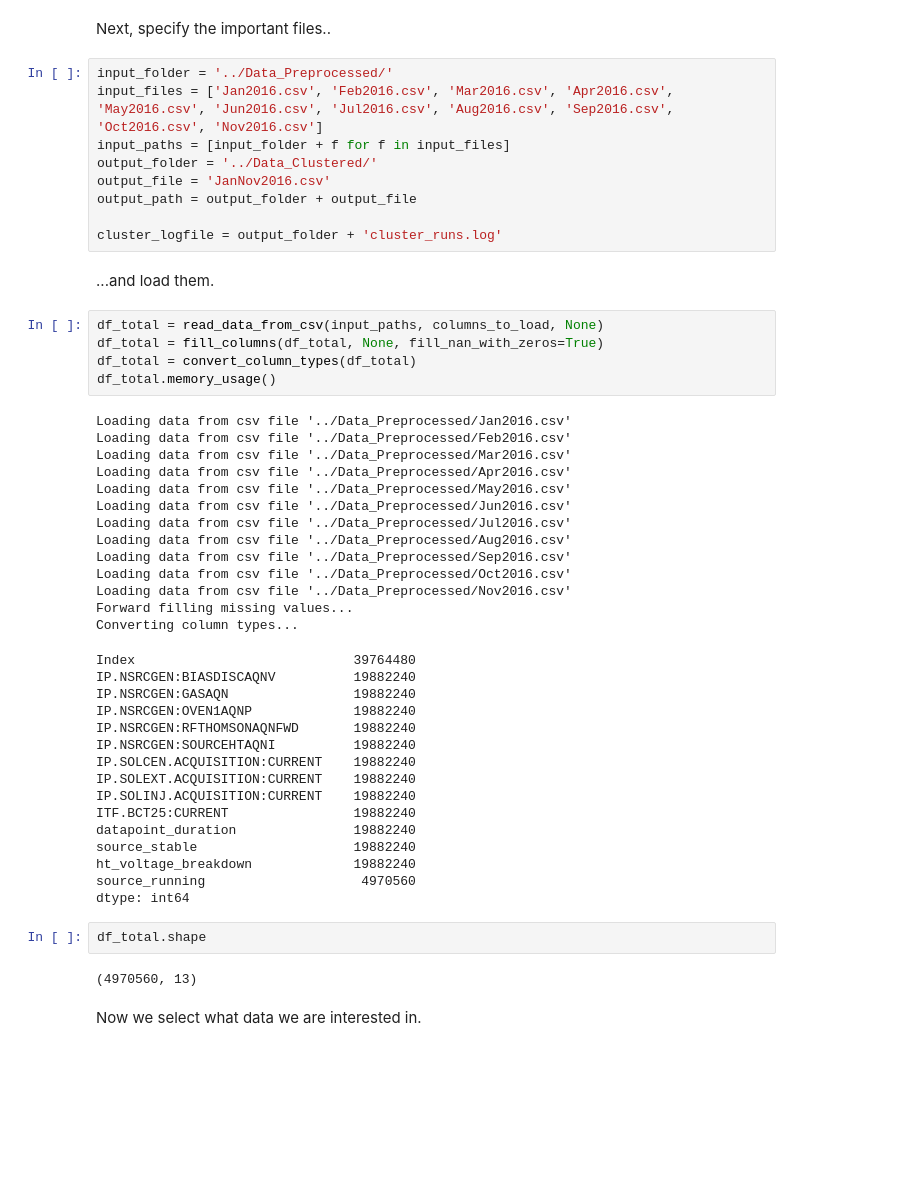
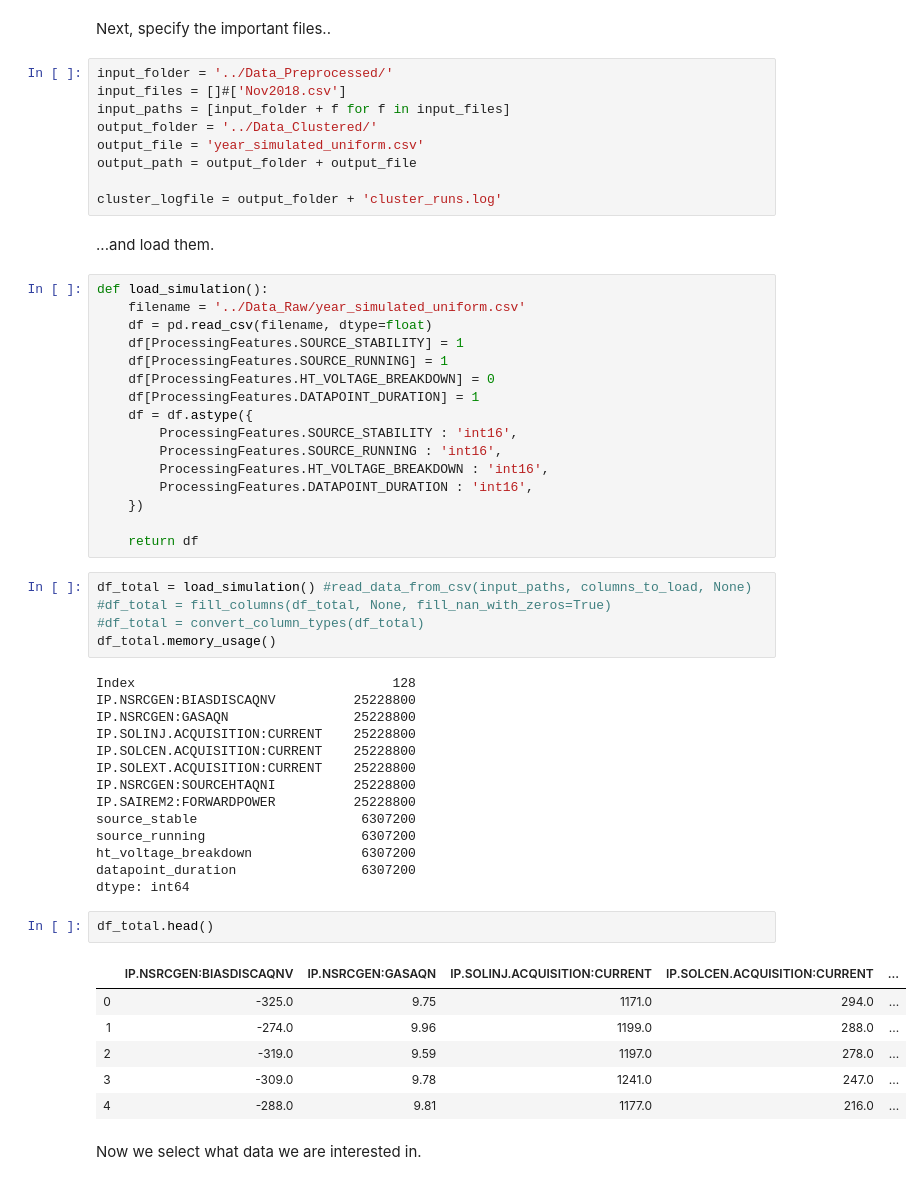
Before and after one commit to mexxexx/ionsrcopt, a Jupyter notebook: Clustering/Optigrid_Clustering.ipynb, the cells around one changed output. Saved outputs shown, nothing was run; the diff lists cells and outputs as text; blank space fills up the shorter version.

```diff
--- a/Clustering/Optigrid_Clustering.ipynb
+++ b/Clustering/Optigrid_Clustering.ipynb
@@ -33,53 +34,59 @@ columns_to_load = time + parameters + measurements + preprocessing
 Next, specify the important files..
 # %%
 input_folder = '../Data_Preprocessed/'
-input_files = ['Jan2016.csv', 'Feb2016.csv', 'Mar2016.csv', 'Apr2016.csv', 'May2016.csv', 'Jun2016.csv', 'Jul2016.csv', 'Aug2016.csv', 'Sep2016.csv', 'Oct2016.csv', 'Nov2016.csv']
+input_files = []#['Nov2018.csv']
 input_paths = [input_folder + f for f in input_files]
 output_folder = '../Data_Clustered/'
-output_file = 'JanNov2016.csv'
+output_file = 'year_simulated_uniform.csv'
 output_path = output_folder + output_file
 
 cluster_logfile = output_folder + 'cluster_runs.log'
 # %% [markdown]
 ...and load them.
+# %%
+def load_simulation():
+    filename = '../Data_Raw/year_simulated_uniform.csv'
+    df = pd.read_csv(filename, dtype=float)
+    df[ProcessingFeatures.SOURCE_STABILITY] = 1
+    df[ProcessingFeatures.SOURCE_RUNNING] = 1
+    df[ProcessingFeatures.HT_VOLTAGE_BREAKDOWN] = 0
+    df[ProcessingFeatures.DATAPOINT_DURATION] = 1
+    df = df.astype({
+        ProcessingFeatures.SOURCE_STABILITY : 'int16',
+        ProcessingFeatures.SOURCE_RUNNING : 'int16',
+        ProcessingFeatures.HT_VOLTAGE_BREAKDOWN : 'int16',
+        ProcessingFeatures.DATAPOINT_DURATION : 'int16',
+    })
+
+    return df
 # %%
-df_total = read_data_from_csv(input_paths, columns_to_load, None)
-df_total = fill_columns(df_total, None, fill_nan_with_zeros=True)
-df_total = convert_column_types(df_total)
+df_total = load_simulation() #read_data_from_csv(input_paths, columns_to_load, None)
+#df_total = fill_columns(df_total, None, fill_nan_with_zeros=True)
+#df_total = convert_column_types(df_total)
 df_total.memory_usage()
 # %% [output]
-Loading data from csv file '../Data_Preprocessed/Jan2016.csv'
-Loading data from csv file '../Data_Preprocessed/Feb2016.csv'
-Loading data from csv file '../Data_Preprocessed/Mar2016.csv'
-Loading data from csv file '../Data_Preprocessed/Apr2016.csv'
-Loading data from csv file '../Data_Preprocessed/May2016.csv'
-Loading data from csv file '../Data_Preprocessed/Jun2016.csv'
-Loading data from csv file '../Data_Preprocessed/Jul2016.csv'
-Loading data from csv file '../Data_Preprocessed/Aug2016.csv'
-Loading data from csv file '../Data_Preprocessed/Sep2016.csv'
-Loading data from csv file '../Data_Preprocessed/Oct2016.csv'
-Loading data from csv file '../Data_Preprocessed/Nov2016.csv'
-Forward filling missing values...
-Converting column types...
+Index                                 128
+IP.NSRCGEN:BIASDISCAQNV          25228800
+IP.NSRCGEN:GASAQN                25228800
+IP.SOLINJ.ACQUISITION:CURRENT    25228800
+IP.SOLCEN.ACQUISITION:CURRENT    25228800
+IP.SOLEXT.ACQUISITION:CURRENT    25228800
+IP.NSRCGEN:SOURCEHTAQNI          25228800
+IP.SAIREM2:FORWARDPOWER          25228800
+source_stable                     6307200
+source_running                    6307200
+ht_voltage_breakdown              6307200
+datapoint_duration                6307200
+dtype: int64
-Index                            39764480
-IP.NSRCGEN:BIASDISCAQNV          19882240
-IP.NSRCGEN:GASAQN                19882240
-IP.NSRCGEN:OVEN1AQNP             19882240
-IP.NSRCGEN:RFTHOMSONAQNFWD       19882240
-IP.NSRCGEN:SOURCEHTAQNI          19882240
-IP.SOLCEN.ACQUISITION:CURRENT    19882240
-IP.SOLEXT.ACQUISITION:CURRENT    19882240
-IP.SOLINJ.ACQUISITION:CURRENT    19882240
-ITF.BCT25:CURRENT                19882240
-datapoint_duration               19882240
-source_stable                    19882240
-ht_voltage_breakdown             19882240
-source_running                    4970560
-dtype: int64
 # %%
-df_total.shape
+df_total.head()
 # %% [output]
-(4970560, 13)
+|  | IP.NSRCGEN:BIASDISCAQNV | IP.NSRCGEN:GASAQN | IP.SOLINJ.ACQUISITION:CURRENT | IP.SOLCEN.ACQUISITION:CURRENT | ... |
+| 0 | -325.0 | 9.75 | 1171.0 | 294.0 | ... |
+| 1 | -274.0 | 9.96 | 1199.0 | 288.0 | ... |
+| 2 | -319.0 | 9.59 | 1197.0 | 278.0 | ... |
+| 3 | -309.0 | 9.78 | 1241.0 | 247.0 | ... |
+| 4 | -288.0 | 9.81 | 1177.0 | 216.0 | ... |
 # %% [markdown]
 Now we select what data we are interested in.
 # %%
```
Also changed, not shown: parts of 5 cells of this notebook, 11 other files.
